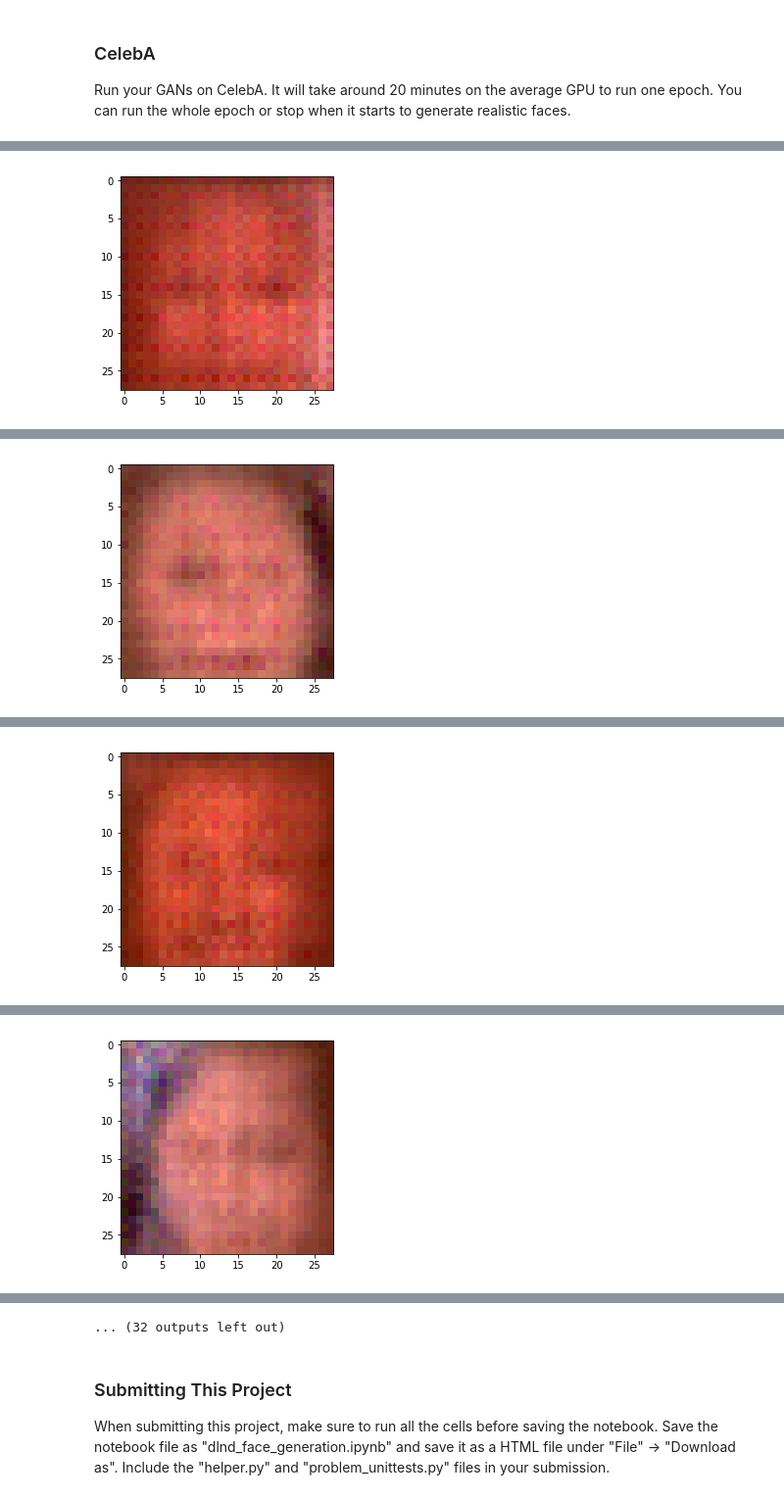
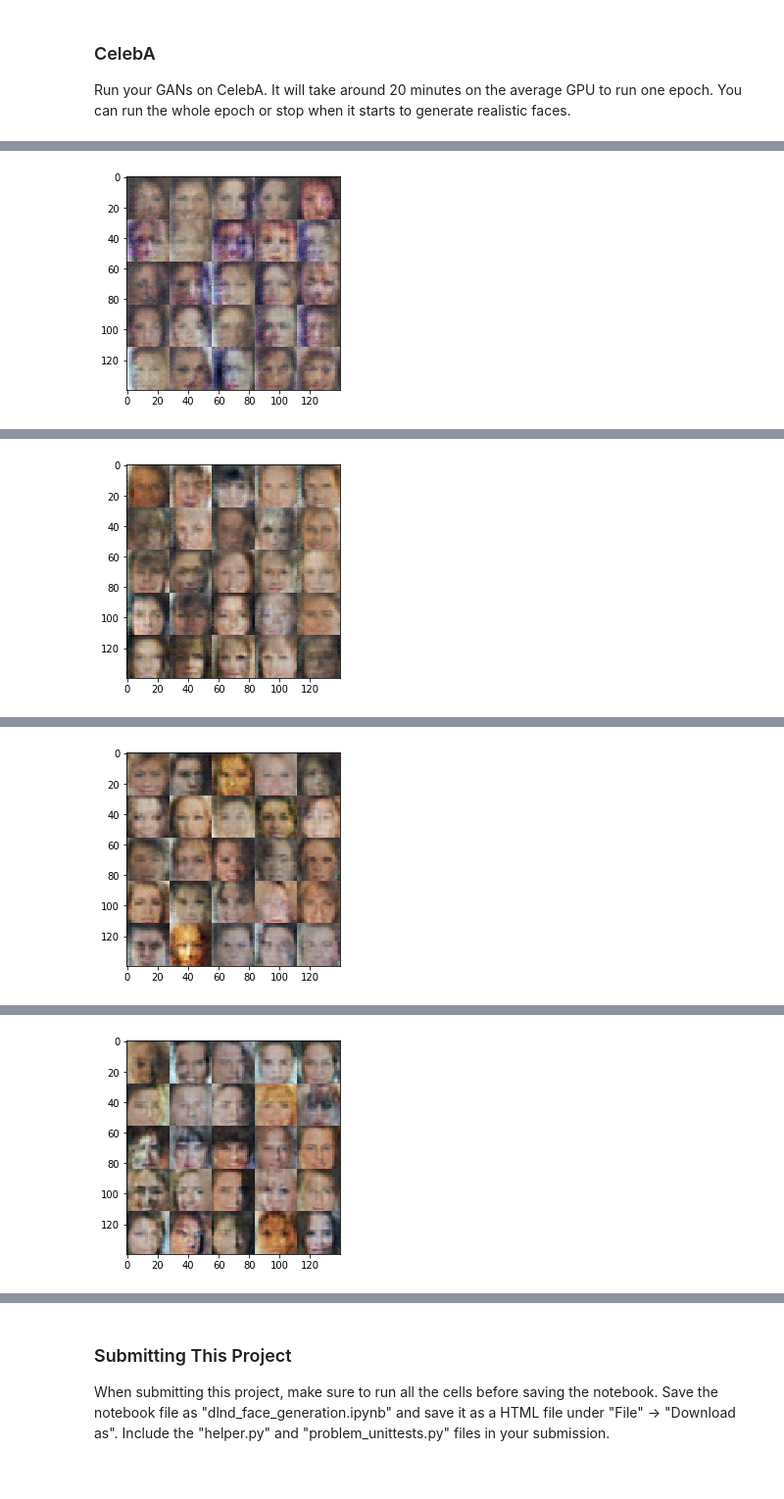
Before and after one commit to lordzuko/DLND, a Jupyter notebook: Project5/dlnd_face_generation.ipynb, the cells around one changed output, grey strips where cells are left out. Shown at 98% size. Cells and saved outputs as stored; diff of their text form; code cells hidden in the pictures.

```diff
--- a/Project5/dlnd_face_generation.ipynb
+++ b/Project5/dlnd_face_generation.ipynb
@@ -294,11 +294,11 @@ def model_opt(d_loss, g_loss, learning_rate, beta1):
     g_vars = [var for var in t_vars if var.name.startswith('generator')]
 
     # Optimize
-    d_train_opt = tf.train.AdamOptimizer(learning_rate, beta1=beta1).minimize(d_loss, var_list=d_vars)
-    g_train_opt = tf.train.AdamOptimizer(learning_rate, beta1=beta1).minimize(g_loss, var_list=g_vars)
+    with tf.control_dependencies(tf.get_collection(tf.GraphKeys.UPDATE_OPS)):
+        d_train_opt = tf.train.AdamOptimizer(learning_rate, beta1=beta1).minimize(d_loss, var_list=d_vars)
+        g_train_opt = tf.train.AdamOptimizer(learning_rate, beta1=beta1).minimize(g_loss, var_list=g_vars)
 
     return d_train_opt, g_train_opt
-    return disc_opt, gene_opt
 
 """
 DON'T MODIFY ANYTHING IN THIS CELL THAT IS BELOW THIS LINE
@@ -360,7 +360,7 @@ def train(epoch_count, batch_size, z_dim, learning_rate, beta1, get_batches, dat
     # TODO: Build Model
 
     tf.reset_default_graph()
-    input_real, input_z, _ = model_inputs(data_shape[1], data_shape[2], data_shape[3], z_dim)
+    input_real, input_z, lr = model_inputs(data_shape[1], data_shape[2], data_shape[3], z_dim)
     d_loss, g_loss = model_loss(input_real, input_z, data_shape[3])
     d_opt, g_opt = model_opt(d_loss, g_loss, learning_rate, beta1)
 
@@ -370,15 +370,22 @@ def train(epoch_count, batch_size, z_dim, learning_rate, beta1, get_batches, dat
         sess.run(tf.global_variables_initializer())
         for epoch_i in range(epoch_count):
             for batch_images in get_batches(batch_size):
-                batch_images = batch_images * 2
+                #batch_images = batch_images * 2
                 steps += 1
 
                 batch_z = np.random.uniform(-1, 1, size=(batch_size, z_dim))
 
-                _ = sess.run(d_opt, feed_dict={input_real: batch_images, input_z: batch_z})
-                _ = sess.run(g_opt, feed_dict={input_z: batch_z})
+                _ = sess.run(d_opt, feed_dict={input_z: batch_z,
+                                                     input_real: batch_images,
+                                                     lr: learning_rate})
+                _ = sess.run(g_opt, feed_dict={input_z: batch_z,
+                                                     input_real: batch_images,
+                                                     lr: learning_rate})
+                _ = sess.run(g_opt, feed_dict={input_z: batch_z,
+                                                     input_real: batch_images,
+                                                     lr: learning_rate})
 
-                if steps % 100 == 0:
+                if steps % 300 == 0:
                     # At the end of every 10 epochs, get the losses and print them out
                     train_loss_d = d_loss.eval({input_z: batch_z, input_real: batch_images})
                     train_loss_g = g_loss.eval({input_z: batch_z})
@@ -387,7 +394,7 @@ def train(epoch_count, batch_size, z_dim, learning_rate, beta1, get_batches, dat
                           "Discriminator Loss: {:.4f}...".format(train_loss_d),
                           "Generator Loss: {:.4f}".format(train_loss_g))
 
-                    _ = show_generator_output(sess, 1, input_z, data_shape[3], data_image_mode)
+                    _ = show_generator_output(sess, 25, input_z, data_shape[3], data_image_mode)
 # %% [markdown]
 ### MNIST
 Test your GANs architecture on MNIST.  After 2 epochs, the GANs should be able to generate images that look like handwritten digits.  Make sure the loss of the generator is lower than the loss of the discriminator or close to 0.
@@ -425,9 +432,9 @@ Epoch 1/1... Discriminator Loss: 0.8235... Generator Loss: 3.8823
 ### CelebA
 Run your GANs on CelebA.  It will take around 20 minutes on the average GPU to run one epoch.  You can run the whole epoch or stop when it starts to generate realistic faces.
 # %%
-batch_size = 64
+batch_size = 32
 z_dim = 100
-learning_rate = 0.0003
+learning_rate = 0.0001
 beta1 = 0.5
 
 
@@ -447 +454 @@ Epoch 1/1... Discriminator Loss: 1.1552... Generator Loss: 1.1823
-[figure, old version]
+[figure, new version]
@@ -449 +456 @@ Epoch 1/1... Discriminator Loss: 1.2507... Generator Loss: 1.7218
-[figure, old version]
+[figure, new version]
@@ -451 +458 @@ Epoch 1/1... Discriminator Loss: 1.0563... Generator Loss: 1.4977
-[figure, old version]
+[figure, new version]
@@ -453 +460 @@ Epoch 1/1... Discriminator Loss: 1.3323... Generator Loss: 0.6326
-[figure, old version]
+[figure, new version]
@@ -456,4 +463,3 @@ Epoch 1/1... Discriminator Loss: 1.2338... Generator Loss: 0.6674
-... (32 outputs left out)
 # %% [markdown]
 ### Submitting This Project
 When submitting this project, make sure to run all the cells before saving the notebook. Save the notebook file as "dlnd_face_generation.ipynb" and save it as a HTML file under "File" -> "Download as". Include the "helper.py" and "problem_unittests.py" files in your submission.
```
Also changed, not shown: parts of 2 cells of this notebook, 1 other file.
